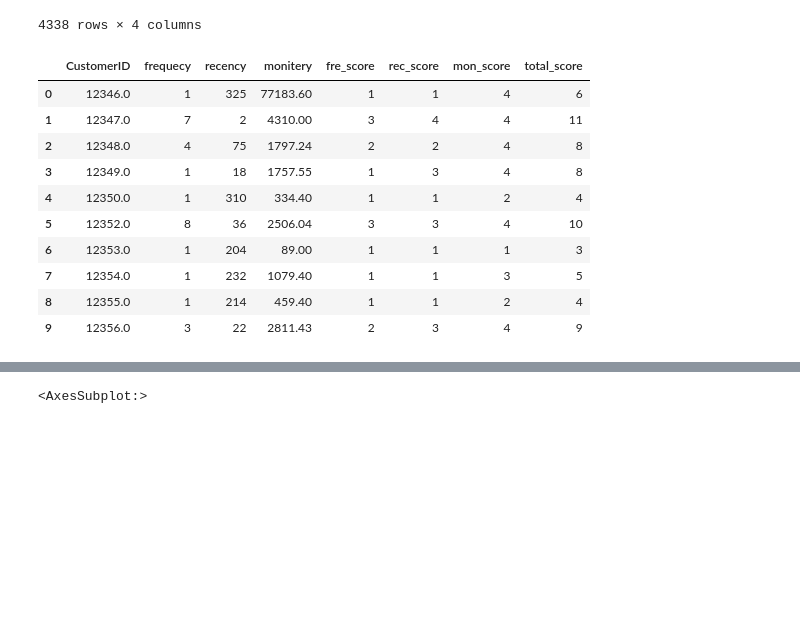
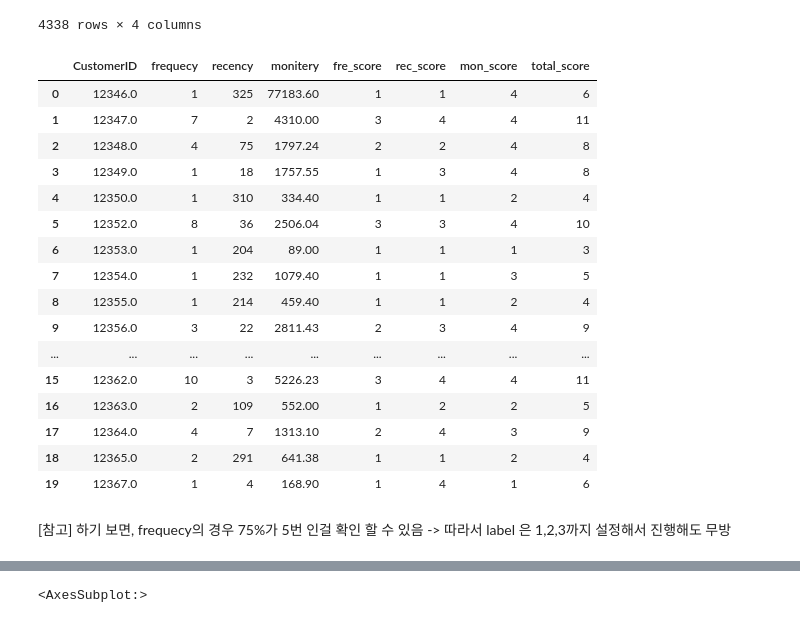
Before and after one commit to MattersOfData/CRM-Analysis, a Jupyter notebook: DAY1_Customer Segmentation.ipynb, the cells around one changed output, grey strips where cells are left out. Drawn from its saved outputs; the diff is of its cells as text; code cells hidden in the pictures; blank space fills up the shorter version.

```diff
--- a/DAY1_Customer Segmentation.ipynb
+++ b/DAY1_Customer Segmentation.ipynb
@@ -655,25 +671,37 @@ RFM_data
 # %%
 # 각 분위수별 값 설정 및 total 스코어 생성
 
 #RFM_data['fre_score'] = pd.qcut(RFM_data['frequecy'],4, labels =[1,2,3,4])
-## 값이 중복이 많아서 동일한 값들을 하나의 구간으로 나눌수 없는 문제가 발생
+## 값이 중복이 많아서 동일한 값들을 하나의 구간으로 나눌수 없는 문제가 발생 (일단 frequency의 값이 작고, 중복이 많아서 한쪽 쏠림 현상 보임)
 ## 이를 해결하기 위해 구간이 나눠질 수 없는 구간은 제거(drop) 하는 옵션 사용
 ## 구간이 하나 줄어 들면서 labels 값도 3개로 사용
+## 구간 개수에는 정답은 없지만 보통 4개로 나눔
 
-RFM_data['fre_score'] = pd.qcut(RFM_data['frequecy'],4, labels =[1,2,3],duplicates ='drop')
+RFM_data['fre_score'] = pd.qcut(RFM_data['frequecy'],4, labels =[1,2,3],duplicates ='drop') # 중복값일경우 다 3으로 표기
 RFM_data['rec_score'] = pd.qcut(RFM_data['recency'] ,4, labels =[4,3,2,1]) # 최근성은 값이 낮을 수록 높은 점수를 받도록 순서를 바꿈
 RFM_data['mon_score'] = pd.qcut(RFM_data['monitery'],4, labels =[1,2,3,4])
+
 RFM_data['total_score'] = RFM_data['fre_score'].astype(int) + RFM_data['rec_score'].astype(int) + RFM_data['mon_score'].astype(int)
-RFM_data.head(10)
+RFM_data.head(20)
 # %% [output]
 |  | CustomerID | frequecy | recency | monitery | fre_score | rec_score | mon_score | total_score |
 | 0 | 12346.0 | 1 | 325 | 77183.60 | 1 | 1 | 4 | 6 |
 | 1 | 12347.0 | 7 | 2 | 4310.00 | 3 | 4 | 4 | 11 |
 | 2 | 12348.0 | 4 | 75 | 1797.24 | 2 | 2 | 4 | 8 |
 | 3 | 12349.0 | 1 | 18 | 1757.55 | 1 | 3 | 4 | 8 |
 | 4 | 12350.0 | 1 | 310 | 334.40 | 1 | 1 | 2 | 4 |
 | 5 | 12352.0 | 8 | 36 | 2506.04 | 3 | 3 | 4 | 10 |
 | 6 | 12353.0 | 1 | 204 | 89.00 | 1 | 1 | 1 | 3 |
 | 7 | 12354.0 | 1 | 232 | 1079.40 | 1 | 1 | 3 | 5 |
 | 8 | 12355.0 | 1 | 214 | 459.40 | 1 | 1 | 2 | 4 |
 | 9 | 12356.0 | 3 | 22 | 2811.43 | 2 | 3 | 4 | 9 |
+| ... | ... | ... | ... | ... | ... | ... | ... | ... |
+| 15 | 12362.0 | 10 | 3 | 5226.23 | 3 | 4 | 4 | 11 |
+| 16 | 12363.0 | 2 | 109 | 552.00 | 1 | 2 | 2 | 5 |
+| 17 | 12364.0 | 4 | 7 | 1313.10 | 2 | 4 | 3 | 9 |
+| 18 | 12365.0 | 2 | 291 | 641.38 | 1 | 1 | 2 | 4 |
+| 19 | 12367.0 | 1 | 4 | 168.90 | 1 | 4 | 1 | 6 |
+# %% [markdown]
+[참고]
+하기 보면, frequecy의 경우 75%가 5번 인걸 확인 할 수 있음
+-> 따라서 label 은 1,2,3까지 설정해서 진행해도 무방
```
Also changed, not shown: parts of 32 cells of this notebook.
